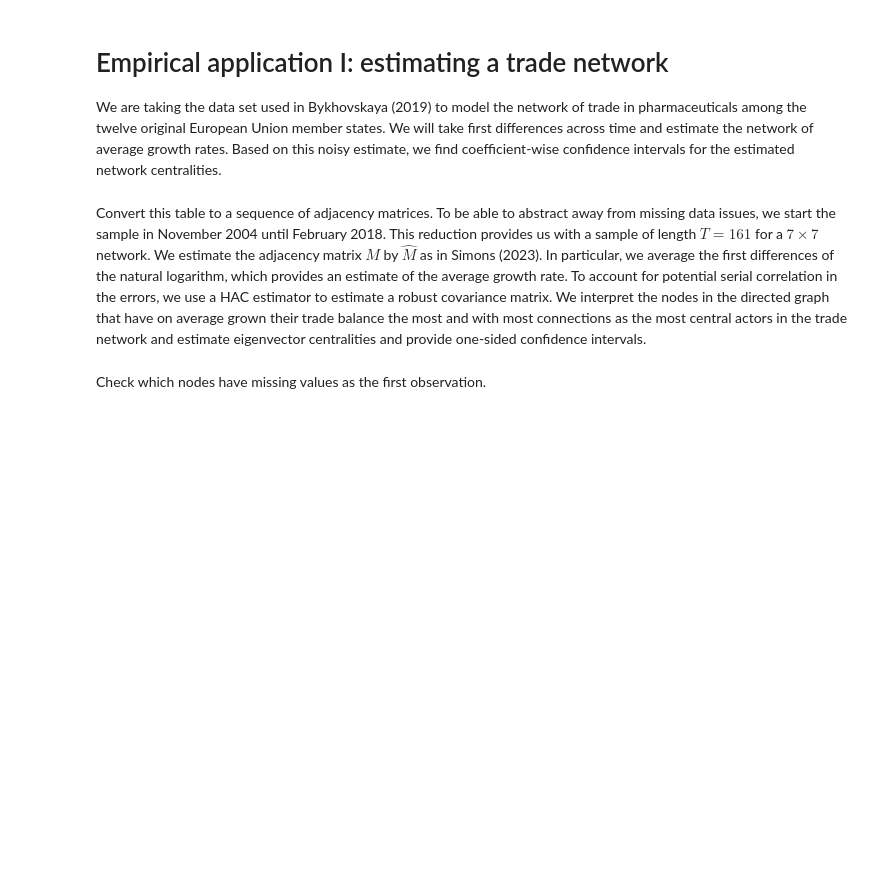
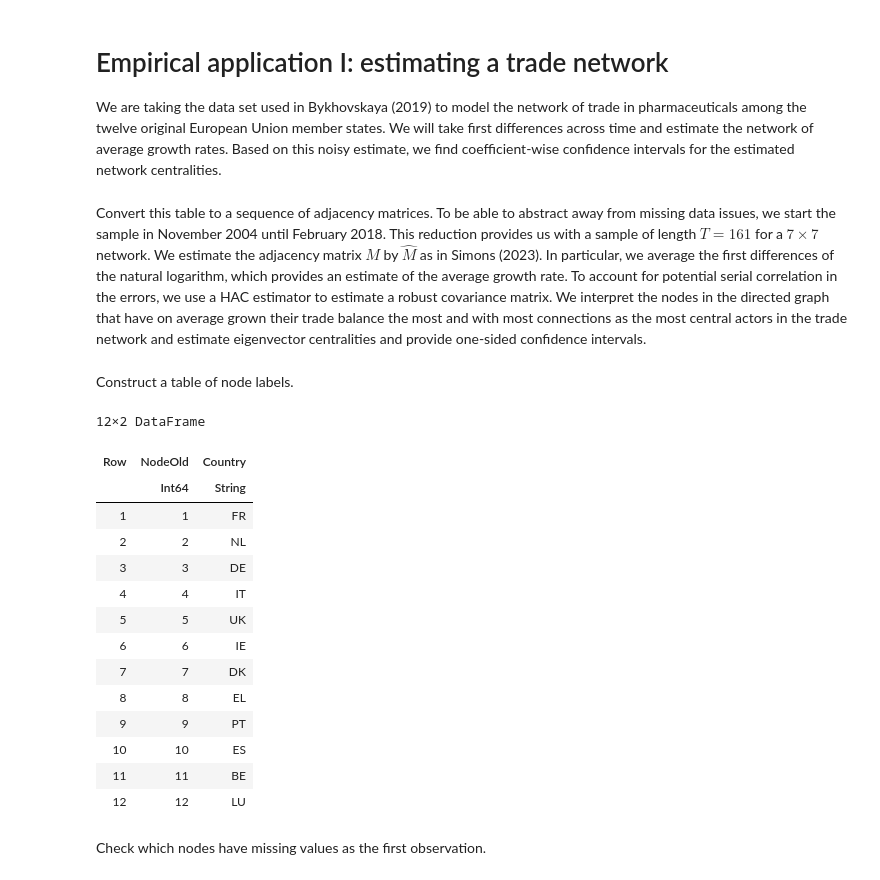
Before and after one commit to jsimons8/networkmodelssubspaces, a Jupyter notebook: empirical_application_network_centrality_trade.ipynb, the cells around one changed output. Saved outputs shown, nothing was run; the diff lists cells and outputs as text; code cells hidden in the pictures; blank space fills up the shorter version.

```diff
--- a/empirical_application_network_centrality_trade.ipynb
+++ b/empirical_application_network_centrality_trade.ipynb
@@ -33,6 +33,27 @@ for t in t_start:T
         end #j
     end #i
 end #t
+# %% [markdown]
+Construct a table of node labels.
+# %%
+using DataFrames
+country_labels = DataFrame(NodeOld = 1:12,Country = ["FR","NL","DE","IT","UK","IE","DK","EL","PT","ES","BE","LU"])
+# %% [output]
+12×2 DataFrame
+| Row | NodeOld | Country |
+|  | Int64 | String |
+| 1 | 1 | FR |
+| 2 | 2 | NL |
+| 3 | 3 | DE |
+| 4 | 4 | IT |
+| 5 | 5 | UK |
+| 6 | 6 | IE |
+| 7 | 7 | DK |
+| 8 | 8 | EL |
+| 9 | 9 | PT |
+| 10 | 10 | ES |
+| 11 | 11 | BE |
+| 12 | 12 | LU |
 # %% [markdown]
 Check which nodes have missing values as the first observation.
 # %%
```
Also changed, not shown: parts of 8 cells of this notebook, 1 other file.
